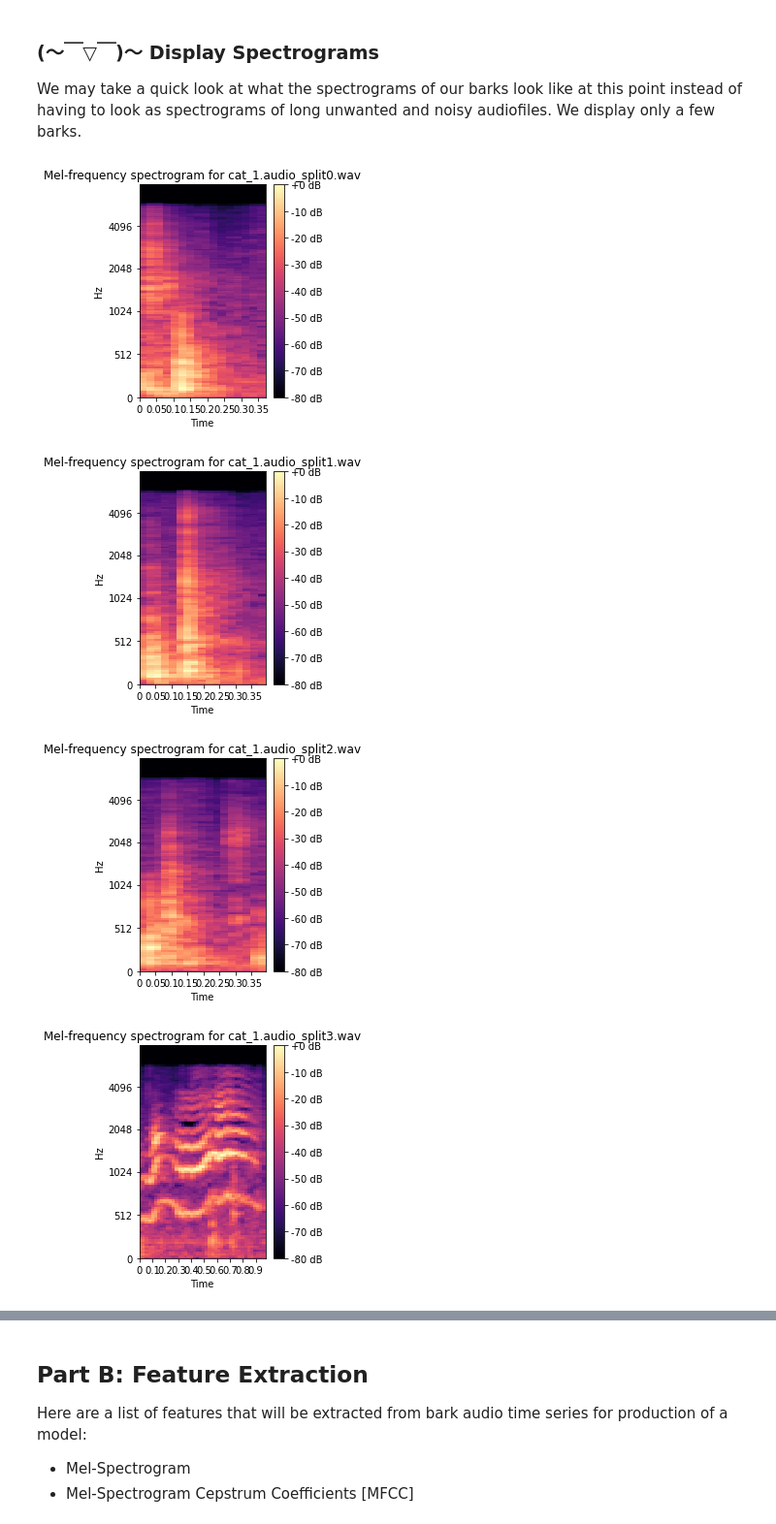
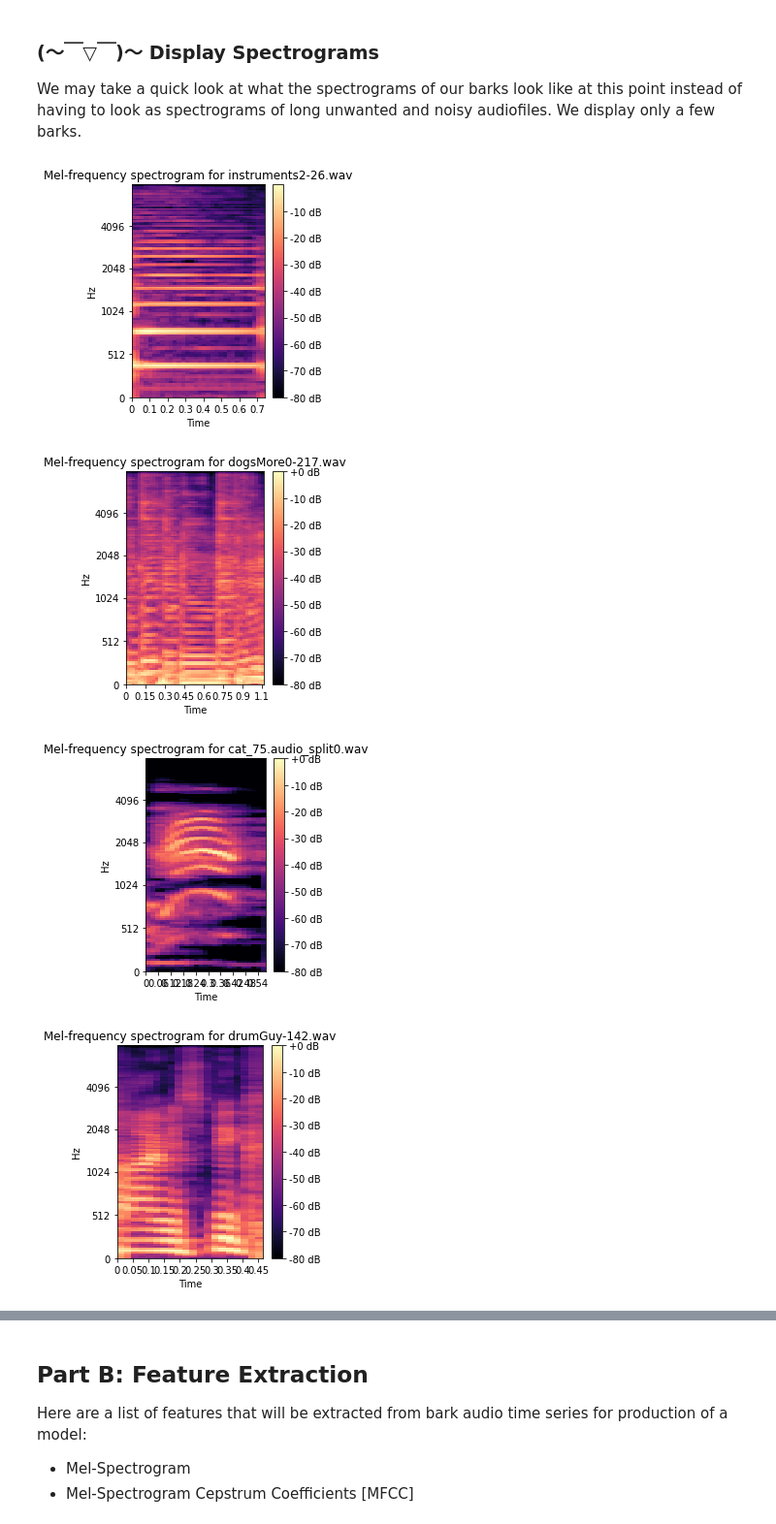
Before and after one commit to paweljuda/MLDogBarkIdentification, a Jupyter notebook: extraction.ipynb, the cells around one changed output, grey strips where cells are left out. Shown at 97% size. Cells and saved outputs as stored; diff of their text form; code cells hidden in the pictures.

```diff
--- a/extraction.ipynb
+++ b/extraction.ipynb
@@ -89,25 +96,27 @@ for files in os.listdir("./AudioSet1"):
 We may take a quick look at what the spectrograms of our barks look like at this point instead of having to look as spectrograms of long unwanted and noisy audiofiles. We display only a few barks.
 # %%
 when = 0
-for files in os.listdir("./extraction"):
+listdir = os.listdir("./extraction")
+random.shuffle(listdir)
+for files in listdir:
     y, sr = librosa.load("./extraction/" + files)
     S = librosa.feature.melspectrogram(y, sr=sr)
     S_dB = librosa.power_to_db(S, ref=np.max)
 
     #Display Spectrogram
     plt.figure(figsize=(4, 4))
     librosa.display.specshow(S_dB, x_axis='time',y_axis='mel', sr=sr,fmax=8000)
     plt.colorbar(format='%+2.0f dB')
     plt.title('Mel-frequency spectrogram for ' + files)
     plt.tight_layout()
     plt.show()
 
     # Stop after 5 displays
     when += 1
     if when == 5:
         break
 # %% [output]
-[figure, old version]
+[figure, new version]
-[figure, old version]
+[figure, new version]
-[figure, old version]
+[figure, new version]
-[figure, old version]
+[figure, new version]
```
Also changed, not shown: parts of 27 cells of this notebook, 1 other file.
